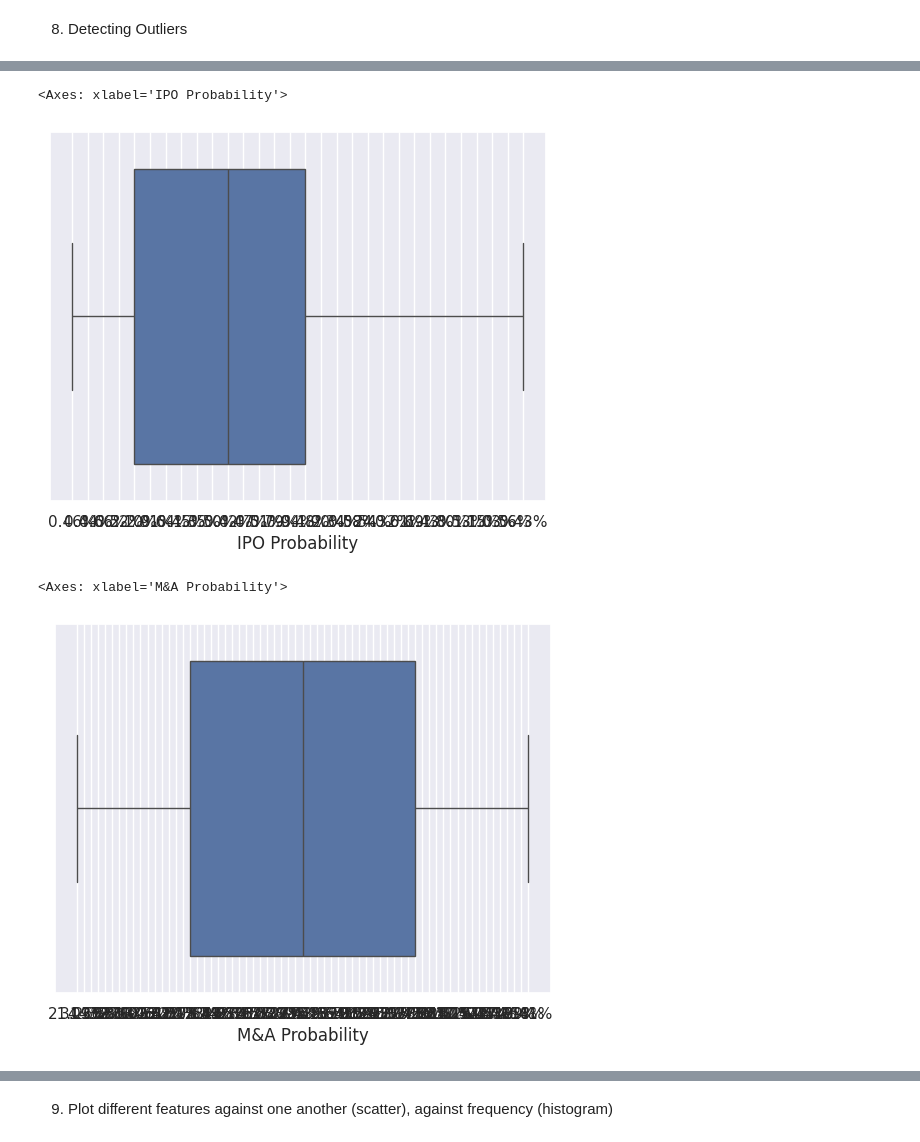
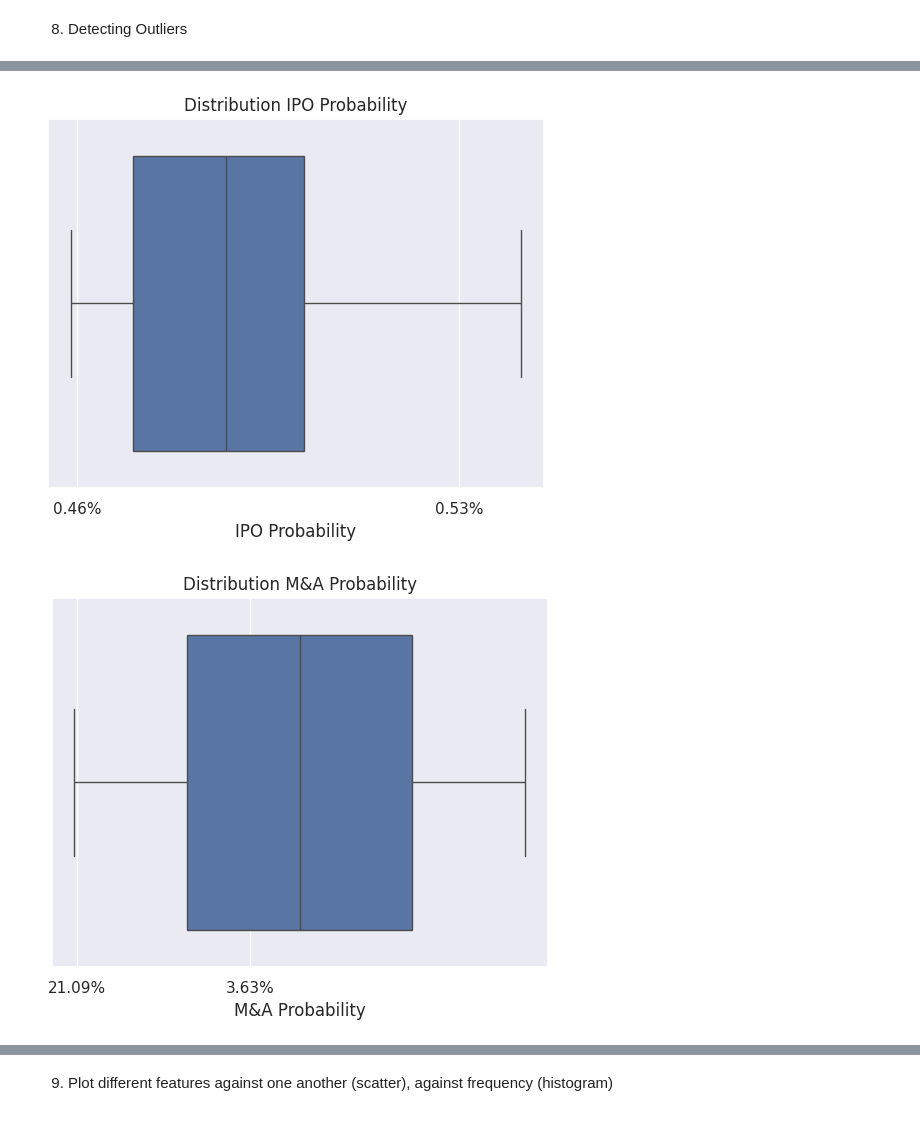
Before and after one commit to alessandrotavazzi/collaboration_swisscom, a Jupyter notebook: data_analysis.ipynb, the cells around one changed output, grey strips where cells are left out. Saved outputs shown, nothing was run; the diff lists cells and outputs as text; code cells hidden in the pictures.

```diff
--- a/data_analysis.ipynb
+++ b/data_analysis.ipynb
@@ -449,15 +486,28 @@ sns.boxplot(x=data['Mosaic (Overall)'])
 # %%
 # for IPO Probability
-sns.boxplot(x=data['IPO Probability'])
+
+sns.boxplot(x=data_heat_map['IPO Probability'],whis=(0, 100))
+
+plt.xticks((0.4,25))
+
+plt.title('Distribution IPO Probability')
+
+# Display the plot
+plt.show()
 # %% [output]
-<Axes: xlabel='IPO Probability'>
-[figure, old version]
+[figure, new version]
 # %%
 # for M&A Probability
-sns.boxplot(x=data['M&A Probability'])
+sns.boxplot(x=data['M&A Probability'],whis=(0, 100))
+
+plt.xticks((0.4,25))
+
+plt.title('Distribution M&A Probability')
+
+# Display the plot
+plt.show()
 # %% [output]
-<Axes: xlabel='M&A Probability'>
-[figure, old version]
+[figure, new version]
 # %%
 # Latest Funding Amount (M)
 sns.boxplot(x=data['Latest Funding Amount (M)'])
```
Also changed, not shown: parts of 23 cells of this notebook.
